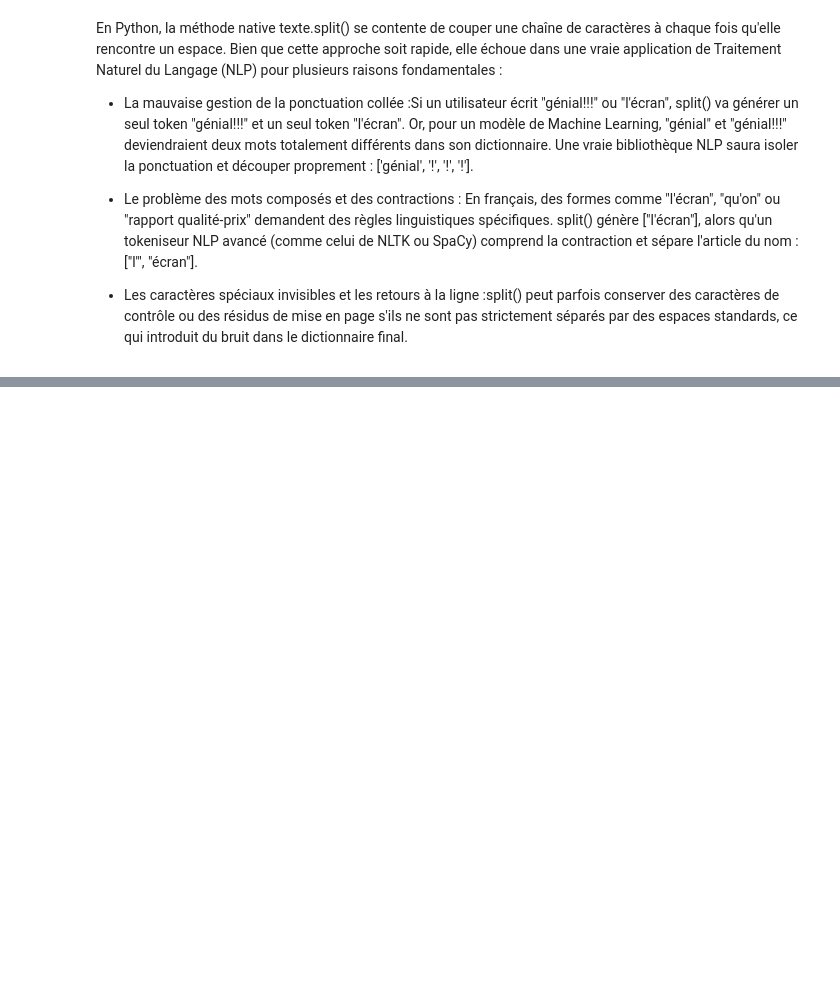
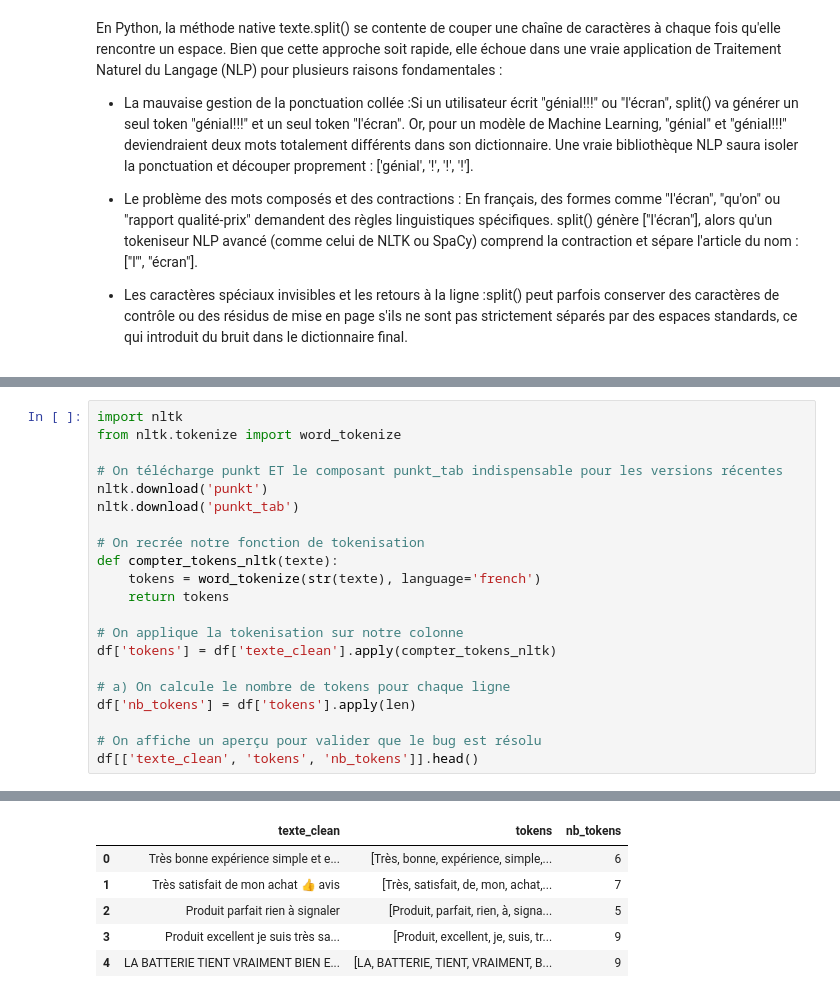
Before and after one commit to cheikhahmedtidiane/atelier_prepa_donnees_textuelles, a Jupyter notebook: atelier_prepa_donnees_textuelles/notebooks/atelier_prepa_donnees_textuelles.ipynb, the cells around one changed output, grey strips where cells are left out. Cells and saved outputs as stored; diff of their text form; blank space fills up the shorter version.

Commit message:
Partie 3 – Tokenisation : 2) Utilisation la bibliothèque NLTK pour déterminer : a) le nombre de tokens de chaque texte

```diff
--- a/atelier_prepa_donnees_textuelles/notebooks/atelier_prepa_donnees_textuelles.ipynb
+++ b/atelier_prepa_donnees_textuelles/notebooks/atelier_prepa_donnees_textuelles.ipynb
@@ -848,0 +866,22 @@ En Python, la méthode native texte.split() se contente de couper une chaîne de
+# %%
+import nltk
+from nltk.tokenize import word_tokenize
+
+# On télécharge punkt ET le composant punkt_tab indispensable pour les versions récentes
+nltk.download('punkt')
+nltk.download('punkt_tab')
+
+# On recrée notre fonction de tokenisation
+def compter_tokens_nltk(texte):
+    tokens = word_tokenize(str(texte), language='french')
+    return tokens
+
+# On applique la tokenisation sur notre colonne
+df['tokens'] = df['texte_clean'].apply(compter_tokens_nltk)
+
+# a) On calcule le nombre de tokens pour chaque ligne
+df['nb_tokens'] = df['tokens'].apply(len)
+
+# On affiche un aperçu pour valider que le bug est résolu
+df[['texte_clean', 'tokens', 'nb_tokens']].head()
+# %% [output]
@@ -848,0 +894,6 @@ En Python, la méthode native texte.split() se contente de couper une chaîne de
+|  | texte_clean | tokens | nb_tokens |
+| 0 | Très bonne expérience simple et e... | [Très, bonne, expérience, simple,... | 6 |
+| 1 | Très satisfait de mon achat 👍 avis | [Très, satisfait, de, mon, achat,... | 7 |
+| 2 | Produit parfait rien à signaler | [Produit, parfait, rien, à, signa... | 5 |
+| 3 | Produit excellent je suis très sa... | [Produit, excellent, je, suis, tr... | 9 |
+| 4 | LA BATTERIE TIENT VRAIMENT BIEN E... | [LA, BATTERIE, TIENT, VRAIMENT, B... | 9 |
```
Also changed, not shown: parts of 5 cells of this notebook.
